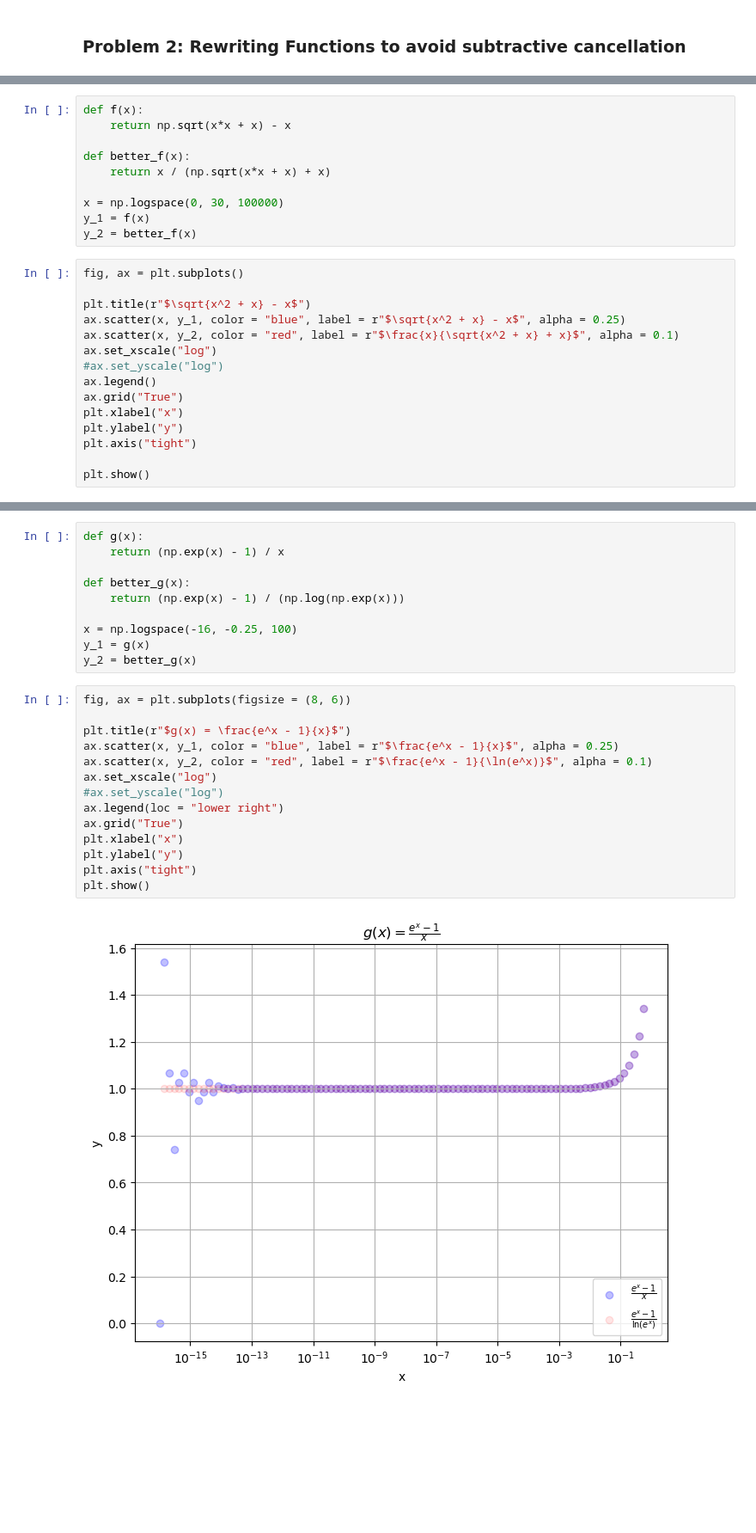
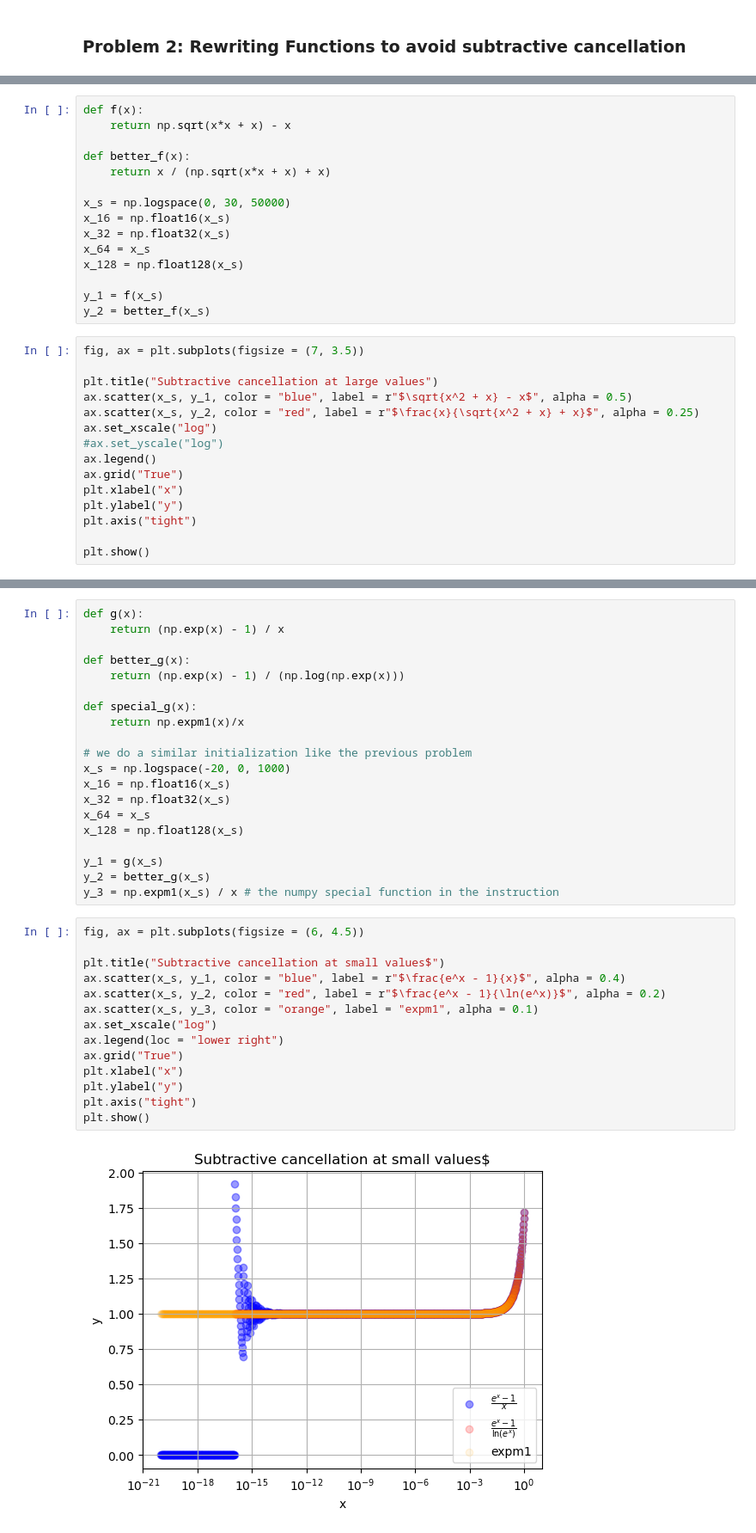
Before and after one commit to LorenzoJoquino/AP155_TX1_1sAY2627, a Jupyter notebook: Rivera/Exercise 2/2SubtractiveCancellation_Surname.ipynb, the cells around one changed output, grey strips where cells are left out. Shown at 86% size. Cells and saved outputs as stored; diff of their text form; blank space fills up the shorter version.

```diff
--- a/Rivera/Exercise 2/2SubtractiveCancellation_Surname.ipynb
+++ b/Rivera/Exercise 2/2SubtractiveCancellation_Surname.ipynb
@@ -128,15 +143,20 @@ def f(x):
 def better_f(x):
     return x / (np.sqrt(x*x + x) + x)
 
-x = np.logspace(0, 30, 100000)
-y_1 = f(x)
-y_2 = better_f(x)
+x_s = np.logspace(0, 30, 50000)
+x_16 = np.float16(x_s)
+x_32 = np.float32(x_s)
+x_64 = x_s
+x_128 = np.float128(x_s)
+
+y_1 = f(x_s)
+y_2 = better_f(x_s)
 # %%
-fig, ax = plt.subplots()
+fig, ax = plt.subplots(figsize = (7, 3.5))
 
-plt.title(r"$\sqrt{x^2 + x} - x$")
-ax.scatter(x, y_1, color = "blue", label = r"$\sqrt{x^2 + x} - x$", alpha = 0.25)
-ax.scatter(x, y_2, color = "red", label = r"$\frac{x}{\sqrt{x^2 + x} + x}$", alpha = 0.1)
+plt.title("Subtractive cancellation at large values")
+ax.scatter(x_s, y_1, color = "blue", label = r"$\sqrt{x^2 + x} - x$", alpha = 0.5)
+ax.scatter(x_s, y_2, color = "red", label = r"$\frac{x}{\sqrt{x^2 + x} + x}$", alpha = 0.25)
 ax.set_xscale("log")
 #ax.set_yscale("log")
 ax.legend()
@@ -169,22 +234,32 @@ def g(x):
 def better_g(x):
     return (np.exp(x) - 1) / (np.log(np.exp(x)))
 
-x = np.logspace(-16, -0.25, 100)
-y_1 = g(x)
-y_2 = better_g(x)
+def special_g(x):
+    return np.expm1(x)/x
+
+# we do a similar initialization like the previous problem
+x_s = np.logspace(-20, 0, 1000)
+x_16 = np.float16(x_s)
+x_32 = np.float32(x_s)
+x_64 = x_s
+x_128 = np.float128(x_s)
+
+y_1 = g(x_s)
+y_2 = better_g(x_s)
+y_3 = np.expm1(x_s) / x # the numpy special function in the instruction
 # %%
-fig, ax = plt.subplots(figsize = (8, 6))
+fig, ax = plt.subplots(figsize = (6, 4.5))
 
-plt.title(r"$g(x) = \frac{e^x - 1}{x}$")
-ax.scatter(x, y_1, color = "blue", label = r"$\frac{e^x - 1}{x}$", alpha = 0.25)
-ax.scatter(x, y_2, color = "red", label = r"$\frac{e^x - 1}{\ln(e^x)}$", alpha = 0.1)
+plt.title("Subtractive cancellation at small values$")
+ax.scatter(x_s, y_1, color = "blue", label = r"$\frac{e^x - 1}{x}$", alpha = 0.4)
+ax.scatter(x_s, y_2, color = "red", label = r"$\frac{e^x - 1}{\ln(e^x)}$", alpha = 0.2)
+ax.scatter(x_s, y_3, color = "orange", label = "expm1", alpha = 0.1)
 ax.set_xscale("log")
-#ax.set_yscale("log")
 ax.legend(loc = "lower right")
 ax.grid("True")
 plt.xlabel("x")
 plt.ylabel("y")
 plt.axis("tight")
 plt.show()
 # %% [output]
-[figure, old version]
+[figure, new version]
```
Also changed, not shown: parts of 16 cells of this notebook, 2 other files.
